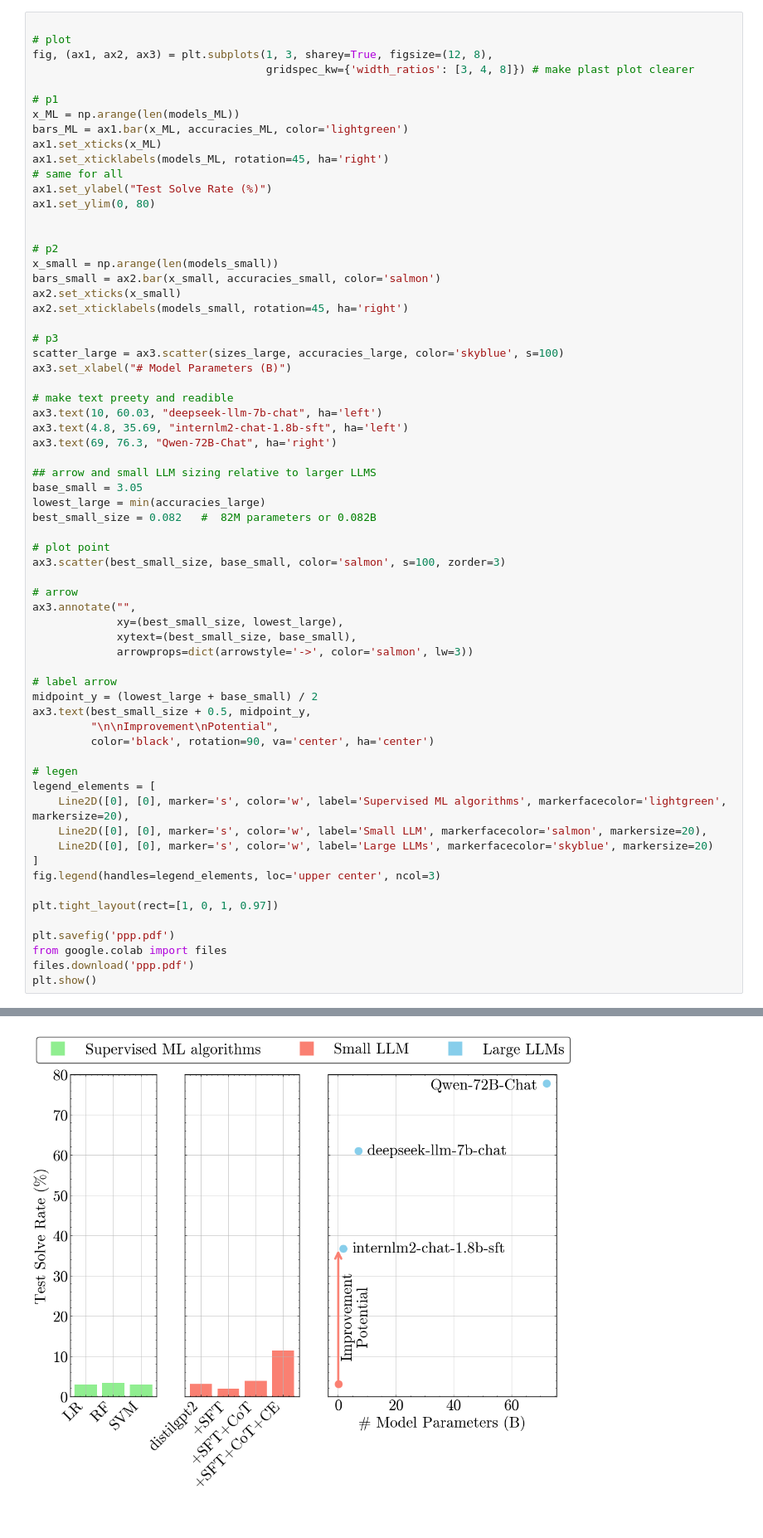
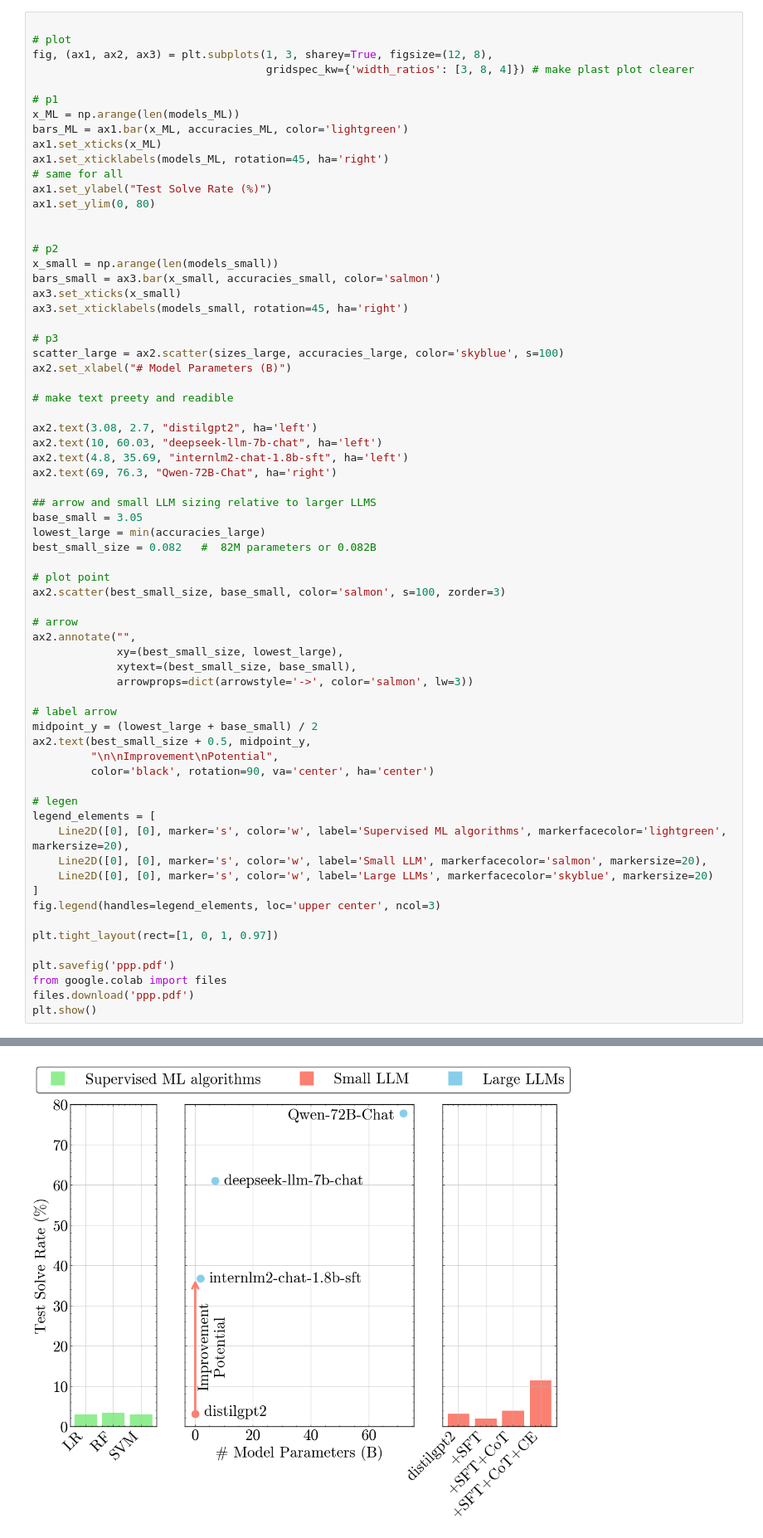
Before and after one commit to addaia/TechnicalProject, a Jupyter notebook: plotposter.ipynb, the cells around one changed output, grey strips where cells are left out. Shown at 83% size. Saved outputs shown, nothing was run; the diff lists cells and outputs as text.

```diff
--- a/plotposter.ipynb
+++ b/plotposter.ipynb
@@ -62,7 +62,7 @@ sizes_large = [72, 1.8, 7]
 
 # plot
 fig, (ax1, ax2, ax3) = plt.subplots(1, 3, sharey=True, figsize=(12, 8),
-                                    gridspec_kw={'width_ratios': [3, 4, 8]}) # make plast plot clearer
+                                    gridspec_kw={'width_ratios': [3, 8, 4]}) # make plast plot clearer
 
 # p1
 x_ML = np.arange(len(models_ML))
@@ -76,18 +76,20 @@ ax1.set_ylim(0, 80)
 
 # p2
 x_small = np.arange(len(models_small))
-bars_small = ax2.bar(x_small, accuracies_small, color='salmon')
-ax2.set_xticks(x_small)
-ax2.set_xticklabels(models_small, rotation=45, ha='right')
+bars_small = ax3.bar(x_small, accuracies_small, color='salmon')
+ax3.set_xticks(x_small)
+ax3.set_xticklabels(models_small, rotation=45, ha='right')
 
 # p3
-scatter_large = ax3.scatter(sizes_large, accuracies_large, color='skyblue', s=100)
-ax3.set_xlabel("# Model Parameters (B)")
+scatter_large = ax2.scatter(sizes_large, accuracies_large, color='skyblue', s=100)
+ax2.set_xlabel("# Model Parameters (B)")
 
 # make text preety and readible
-ax3.text(10, 60.03, "deepseek-llm-7b-chat", ha='left')
-ax3.text(4.8, 35.69, "internlm2-chat-1.8b-sft", ha='left')
-ax3.text(69, 76.3, "Qwen-72B-Chat", ha='right')
+
+ax2.text(3.08, 2.7, "distilgpt2", ha='left')
+ax2.text(10, 60.03, "deepseek-llm-7b-chat", ha='left')
+ax2.text(4.8, 35.69, "internlm2-chat-1.8b-sft", ha='left')
+ax2.text(69, 76.3, "Qwen-72B-Chat", ha='right')
 
 ## arrow and small LLM sizing relative to larger LLMS
 base_small = 3.05
@@ -95,35 +97,35 @@ lowest_large = min(accuracies_large)
 best_small_size = 0.082   #  82M parameters or 0.082B
 
 # plot point
-ax3.scatter(best_small_size, base_small, color='salmon', s=100, zorder=3)
+ax2.scatter(best_small_size, base_small, color='salmon', s=100, zorder=3)
 
 # arrow
-ax3.annotate("",
+ax2.annotate("",
              xy=(best_small_size, lowest_large),
              xytext=(best_small_size, base_small),
              arrowprops=dict(arrowstyle='->', color='salmon', lw=3))
 
 # label arrow
 midpoint_y = (lowest_large + base_small) / 2
-ax3.text(best_small_size + 0.5, midpoint_y,
+ax2.text(best_small_size + 0.5, midpoint_y,
          "\n\nImprovement\nPotential",
          color='black', rotation=90, va='center', ha='center')
 
 # legen
 legend_elements = [
     Line2D([0], [0], marker='s', color='w', label='Supervised ML algorithms', markerfacecolor='lightgreen', markersize=20),
     Line2D([0], [0], marker='s', color='w', label='Small LLM', markerfacecolor='salmon', markersize=20),
     Line2D([0], [0], marker='s', color='w', label='Large LLMs', markerfacecolor='skyblue', markersize=20)
 ]
 fig.legend(handles=legend_elements, loc='upper center', ncol=3)
 
 plt.tight_layout(rect=[1, 0, 1, 0.97])
 
 plt.savefig('ppp.pdf')
 from google.colab import files
 files.download('ppp.pdf')
 plt.show()
 # %% [output]
 [interactive output not drawn]
 [interactive output not drawn]
-[figure, old version]
+[figure, new version]
```
